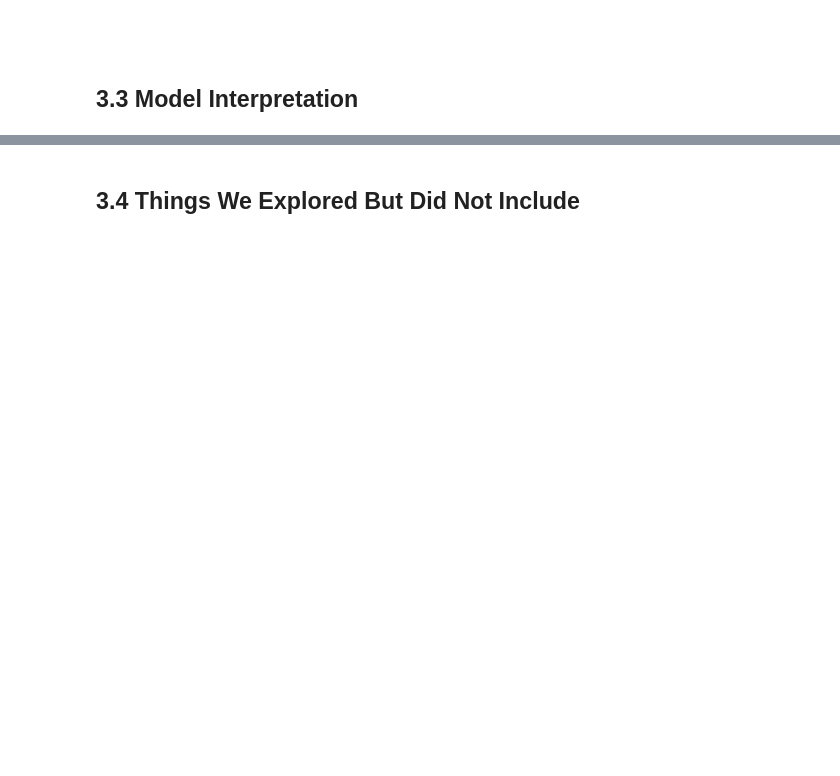
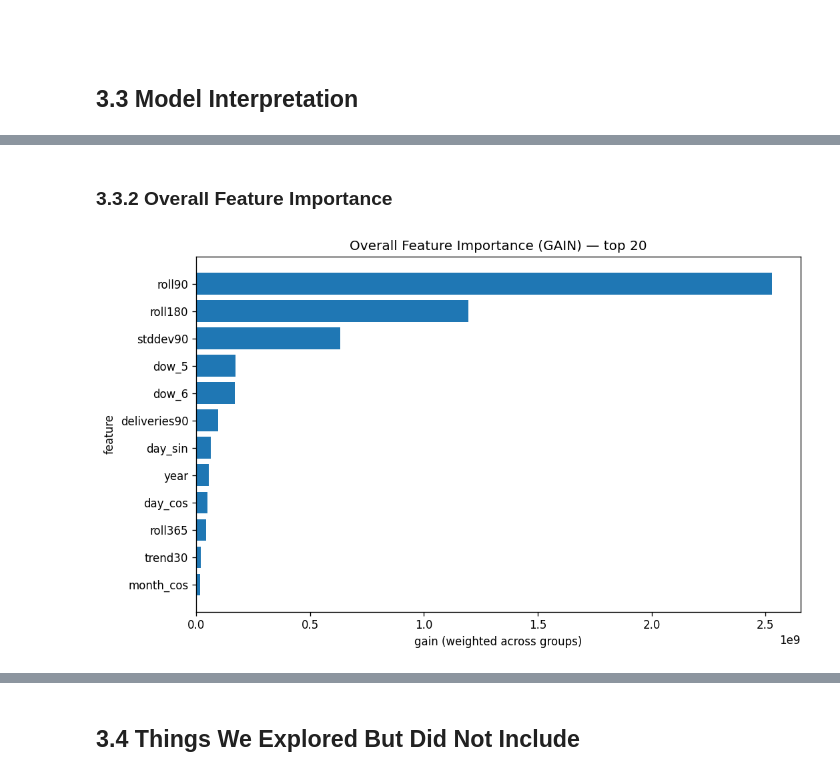
Before and after one commit to siljehj/ML_project, a Jupyter notebook: Report.ipynb, the cells around one changed output, grey strips where cells are left out. Cells and saved outputs as stored; diff of their text form; code cells hidden in the pictures; blank space fills up the shorter version.

```diff
--- a/Report.ipynb
+++ b/Report.ipynb
@@ -3316,0 +4096,13 @@ print(f"✅ training_data_lightgbm_date.csv created with {len(training_out):,} r
+# %% [markdown]
+### 3.3.2 Overall Feature Importance
+# %%
+plot_df = overall.sort_values("gain", ascending=False).head(TOPN).iloc[::-1]
+plt.figure(figsize=(9, max(5, 0.45*len(plot_df))))
+plt.barh(plot_df["feature"], plot_df["gain"])
+plt.title(f"Overall Feature Importance (GAIN) — top {TOPN}")
+plt.xlabel("gain (weighted across groups)")
+plt.ylabel("feature")
+plt.tight_layout()
+plt.show()
+# %% [output]
+[figure, added]
```
Also changed, not shown: parts of 21 cells of this notebook.
